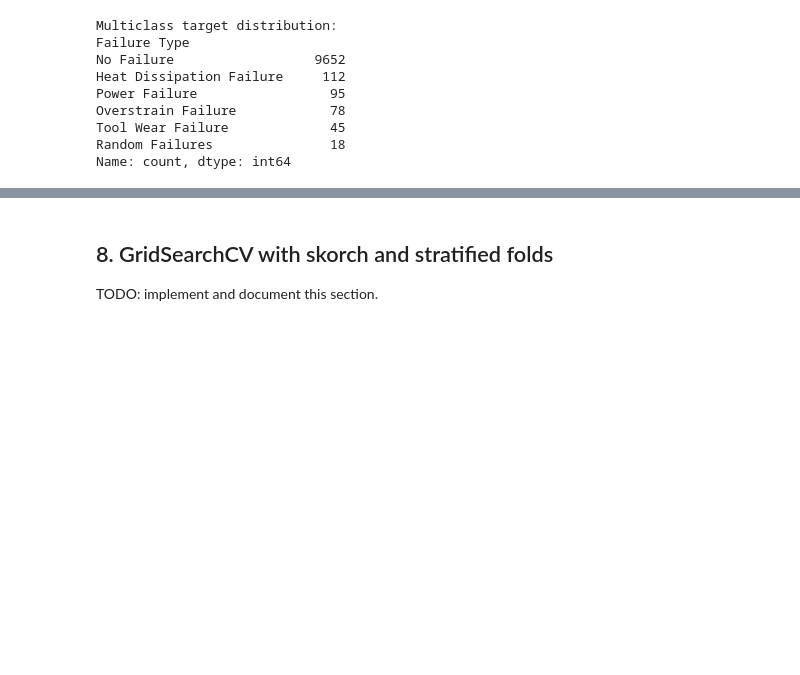
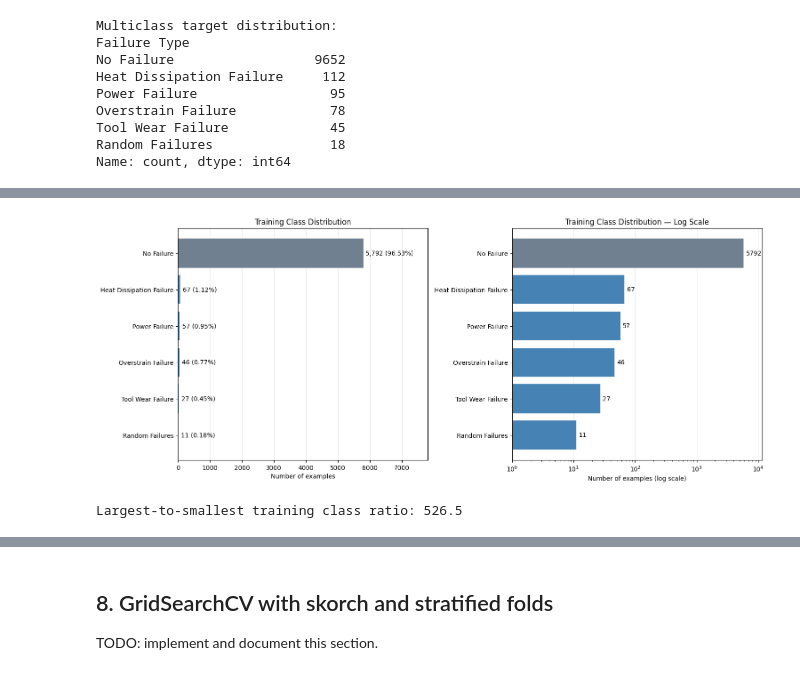
Before and after one commit to soulaimane-22/Deep-Learning-Lab1, a Jupyter notebook: notebooks/02_classification.ipynb, the cells around one changed output, grey strips where cells are left out. Cells and saved outputs as stored; diff of their text form; code cells hidden in the pictures; blank space fills up the shorter version.

```diff
--- a/notebooks/02_classification.ipynb
+++ b/notebooks/02_classification.ipynb
@@ -121,0 +373,59 @@ TODO: implement and document this section.
+# %%
+import matplotlib.pyplot as plt
+
+training_counts = class_counts["train"].sort_values(ascending=False)
+training_percentages = training_counts / len(train) * 100
+
+fig, axes = plt.subplots(
+    1, 2, figsize=(15, 6), constrained_layout=True
+)
+
+colors = [
+    "slategray" if name == "No Failure" else "steelblue"
+    for name in training_counts.index
+]
+
+for ax in axes:
+    bars = ax.barh(
+        training_counts.index,
+        training_counts.values,
+        color=colors,
+    )
+    ax.invert_yaxis()
+    ax.grid(axis="x", alpha=0.25)
+    ax.set_axisbelow(True)
+
+axes[0].bar_label(
+    axes[0].containers[0],
+    labels=[
+        f"{count:,} ({percentage:.2f}%)"
+        for count, percentage in zip(
+            training_counts, training_percentages
+        )
+    ],
+    padding=4,
+)
+axes[0].set_xlim(0, training_counts.max() * 1.35)
+axes[0].set_title("Training Class Distribution")
+axes[0].set_xlabel("Number of examples")
+
+axes[1].set_xscale("log")
+axes[1].set_xlim(1, training_counts.max() * 2)
+axes[1].bar_label(axes[1].containers[0], padding=4)
+axes[1].set_title("Training Class Distribution — Log Scale")
+axes[1].set_xlabel("Number of examples (log scale)")
+
+fig.savefig(
+    PLOT_DIR / "maintenance_training_class_distribution.png",
+    dpi=160,
+    bbox_inches="tight",
+)
+plt.show()
+
+print(
+    "Largest-to-smallest training class ratio:",
+    round(training_counts.max() / training_counts.min(), 1),
+)
+# %% [output]
+[figure, added]
+Largest-to-smallest training class ratio: 526.5
```
Also changed, not shown: parts of 38 cells of this notebook, 39 other files.
